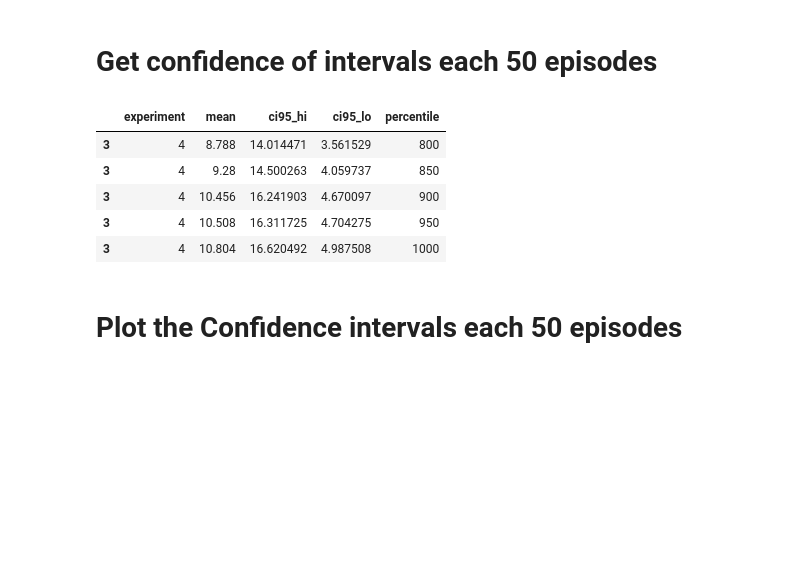
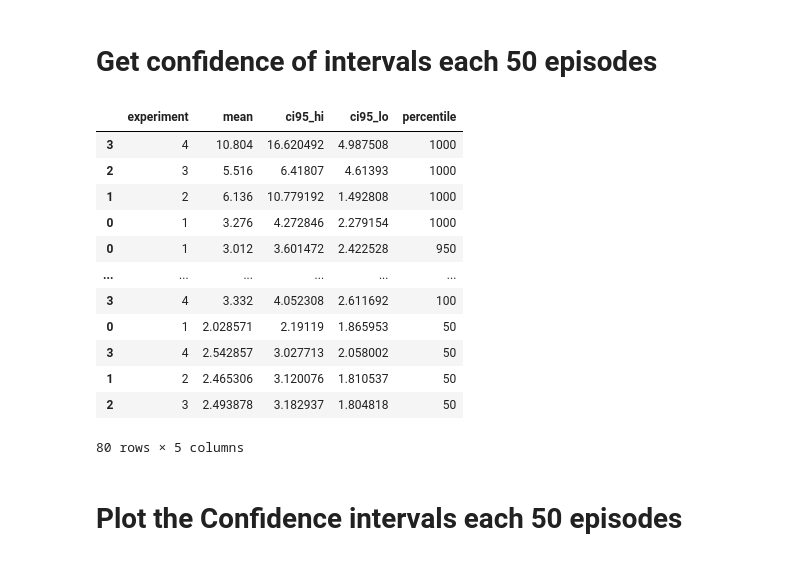
Before and after one commit to fahernandez/RL-Project-BreakDown, a Jupyter notebook: analysis.ipynb, the cells around one changed output. Cells and saved outputs as stored; diff of their text form; code cells hidden in the pictures; blank space fills up the shorter version.

Commit message:
Modifying analysis notebook to include better result by experiment

```diff
--- a/analysis.ipynb
+++ b/analysis.ipynb
@@ -139,15 +139,22 @@ for k in range (0, int(1000/split)):
 
     result_ci = pd.concat([result_ci, obs])
 result_ci = result_ci.sort_values(['experiment','percentile'])
-# %%
-result_ci.tail()
-# %% [output]
-|  | experiment | mean | ci95_hi | ci95_lo | percentile |
-| 3 | 4 | 8.788 | 14.014471 | 3.561529 | 800 |
-| 3 | 4 | 9.28 | 14.500263 | 4.059737 | 850 |
-| 3 | 4 | 10.456 | 16.241903 | 4.670097 | 900 |
-| 3 | 4 | 10.508 | 16.311725 | 4.704275 | 950 |
-| 3 | 4 | 10.804 | 16.620492 | 4.987508 | 1000 |
+# %%
+result_ci.sort_values(['percentile'],ascending=False)
+# %% [output]
+|  | experiment | mean | ci95_hi | ci95_lo | percentile |
+| 3 | 4 | 10.804 | 16.620492 | 4.987508 | 1000 |
+| 2 | 3 | 5.516 | 6.41807 | 4.61393 | 1000 |
+| 1 | 2 | 6.136 | 10.779192 | 1.492808 | 1000 |
+| 0 | 1 | 3.276 | 4.272846 | 2.279154 | 1000 |
+| 0 | 1 | 3.012 | 3.601472 | 2.422528 | 950 |
+| ... | ... | ... | ... | ... | ... |
+| 3 | 4 | 3.332 | 4.052308 | 2.611692 | 100 |
+| 0 | 1 | 2.028571 | 2.19119 | 1.865953 | 50 |
+| 3 | 4 | 2.542857 | 3.027713 | 2.058002 | 50 |
+| 1 | 2 | 2.465306 | 3.120076 | 1.810537 | 50 |
+| 2 | 3 | 2.493878 | 3.182937 | 1.804818 | 50 |
+80 rows × 5 columns
 # %% [markdown]
 # Plot the Confidence intervals each 50 episodes
 # %%
```
